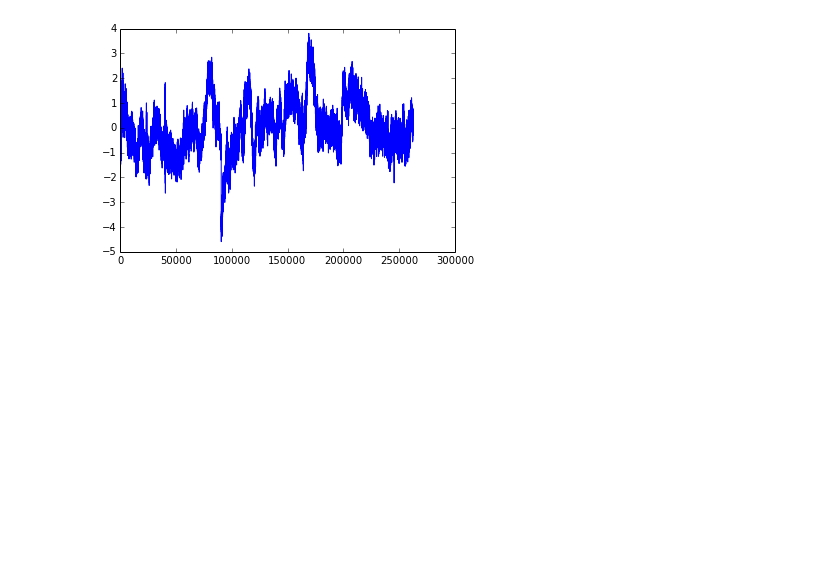
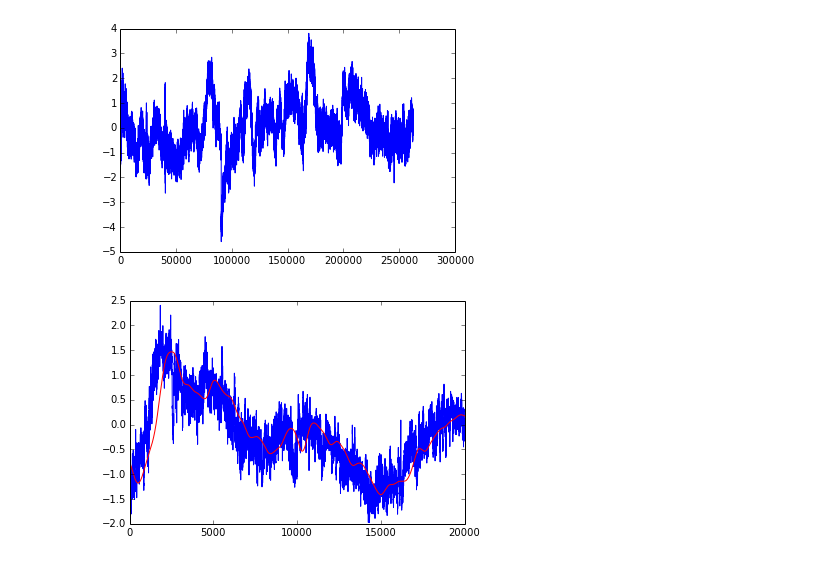
Before and after one commit to zafarali/physiosignal-research, a Jupyter notebook: Kaggle-EEG-GAP/EDA.ipynb, the cells around one changed output. Drawn from its saved outputs; the diff is of its cells as text; code cells hidden in the pictures; blank space fills up the shorter version.

Commit message:
Add smoothing code

```diff
--- a/Kaggle-EEG-GAP/EDA.ipynb
+++ b/Kaggle-EEG-GAP/EDA.ipynb
@@ -210,6 +210,28 @@ def butter_bandpass_filter(data, lowcut, highcut, fs=500, order=5):
     b, a = butter_bandpass(lowcut, highcut, fs=fs, order=order)
     y = signal.lfilter(b, a, data)
     return y
+# %%
+def smooth(x, window_len=11, window='hanning'):
+    if window_len < 3:
+        return x
+
+    s = numpy.r_[x[window_len-1:0:-1] , x ,x[-1:-window_len:-1]]
+
+    if window == 'flat':
+        w = numpy.ones(window_len, 'd')
+    else:
+        w = eval('numpy.'+window+'(window_len)')
+
+    y = np.convolve(w/w.sum(), s, mode='valid')
+
+    return y
+# %%
+plt.figure('smooth-demo')
+plt.plot(single_channel[0:20000], 'b', label='Not Smooth')
+plt.plot(smooth(single_channel, window_len=1000)[0:20000], 'r', label='Smooth')
+plt.show()
+# %% [output]
+[figure, added]
 # %%
 fs = 500
 
```
Also changed, not shown: parts of 1 cell of this notebook.
